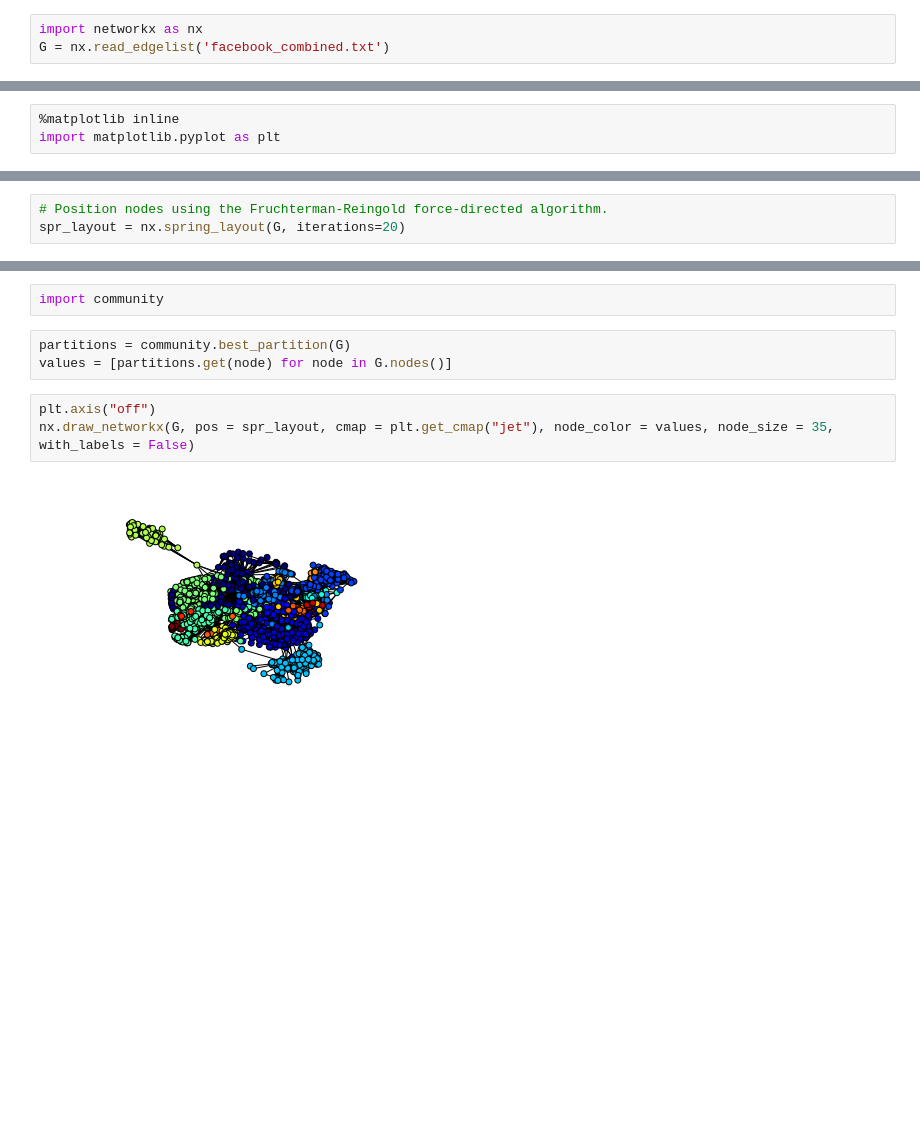
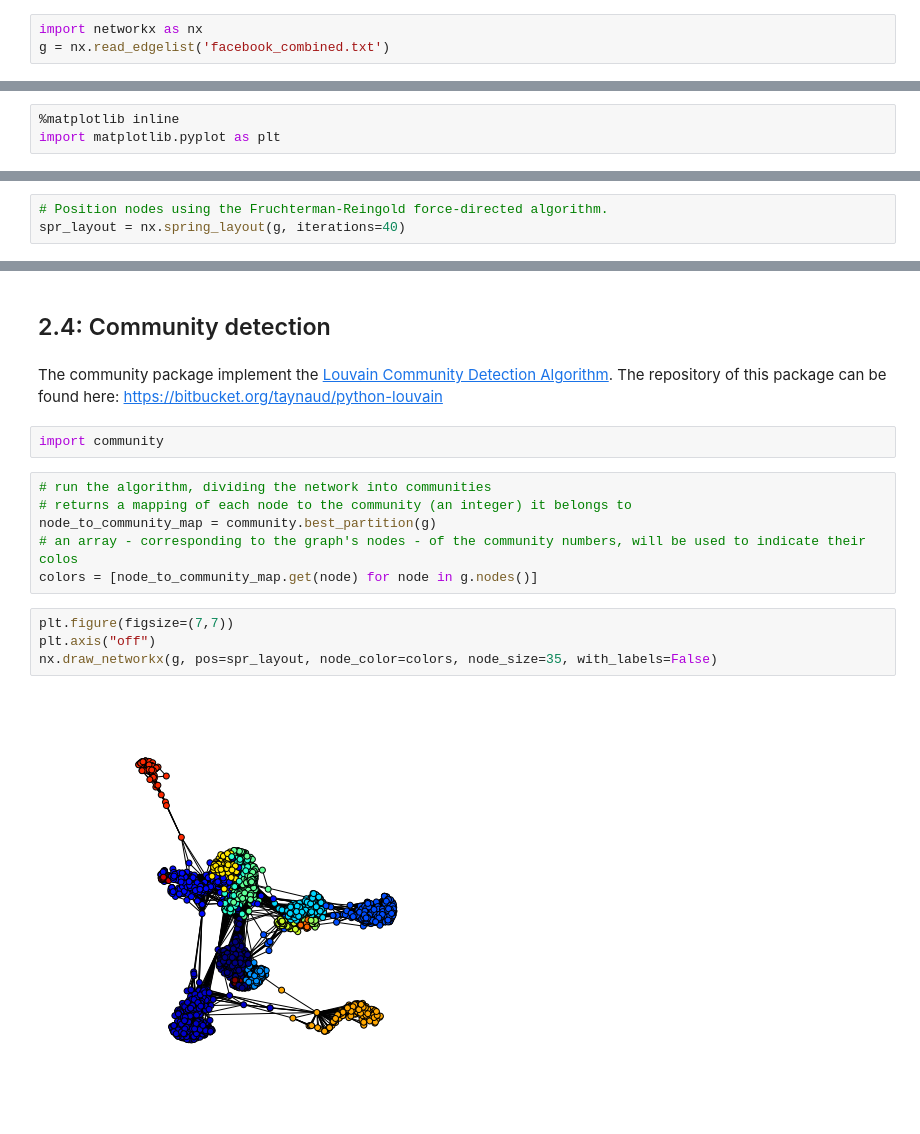
Before and after one commit to shaypal5/exploring_networks_with_python_intro, a Jupyter notebook: network_exploration_with_python.ipynb, the cells around one changed output, grey strips where cells are left out. Drawn from its saved outputs; the diff is of its cells as text; blank space fills up the shorter version.

Commit message:
expanded the facebook part

```diff
--- a/network_exploration_with_python.ipynb
+++ b/network_exploration_with_python.ipynb
@@ -39,4 +39,4 @@ Note: A third argument can be given in each line, representing the weight of the
 The above edge list can be imported into a NetworkX Graph object using the `read_edgelist()` function:
 # %%
 import networkx as nx
-G = nx.read_edgelist('facebook_combined.txt')
+g = nx.read_edgelist('facebook_combined.txt')
@@ -58,0 +70,3 @@ import matplotlib.pyplot as plt
+# %%
+# Position nodes using the Fruchterman-Reingold force-directed algorithm.
+spr_layout = nx.spring_layout(g, iterations=40)
@@ -63,3 +81,0 @@ nx.draw_networkx(G)
-# %%
-# Position nodes using the Fruchterman-Reingold force-directed algorithm.
-spr_layout = nx.spring_layout(G, iterations=20)
@@ -72,10 +114,18 @@ nx.draw_networkx(G, pos=spr_layout, with_labels=False, node_size=32)
+# %% [markdown]
+## 2.4: Community detection
+# %% [markdown]
+The community package implement the [Louvain Community Detection Algorithm](https://en.wikipedia.org/wiki/Louvain_Modularity). The repository of this package can be found here: https://bitbucket.org/taynaud/python-louvain
 # %%
 import community
-# %%
-partitions = community.best_partition(G)
-values = [partitions.get(node) for node in G.nodes()]
+# %%
+# run the algorithm, dividing the network into communities
+# returns a mapping of each node to the community (an integer) it belongs to
+node_to_community_map = community.best_partition(g)
+# an array - corresponding to the graph's nodes - of the community numbers, will be used to indicate their colos
+colors = [node_to_community_map.get(node) for node in g.nodes()]
 # %%
+plt.figure(figsize=(7,7))
 plt.axis("off")
-nx.draw_networkx(G, pos = spr_layout, cmap = plt.get_cmap("jet"), node_color = values, node_size = 35, with_labels = False)
+nx.draw_networkx(g, pos=spr_layout, node_color=colors, node_size=35, with_labels=False)
 # %% [output]
-[figure, old version]
+[figure, new version]
```
Also changed, not shown: parts of 20 cells of this notebook.
